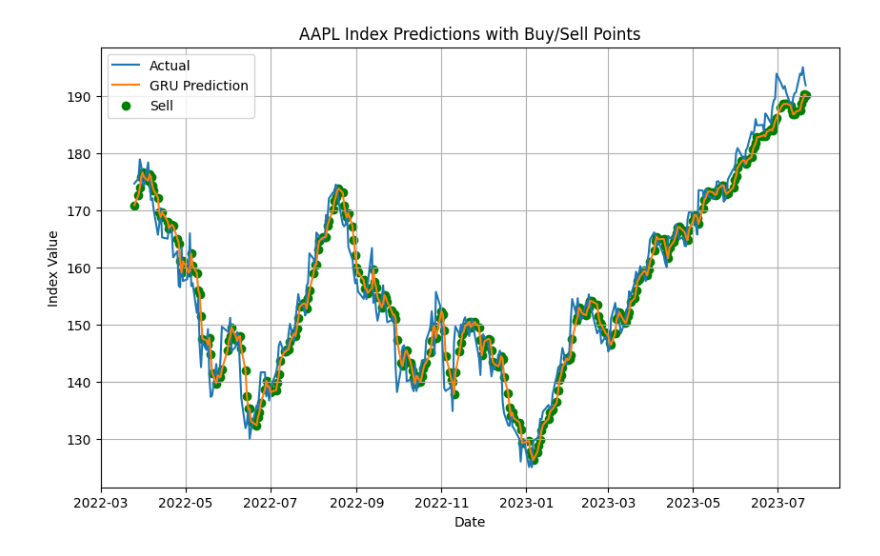
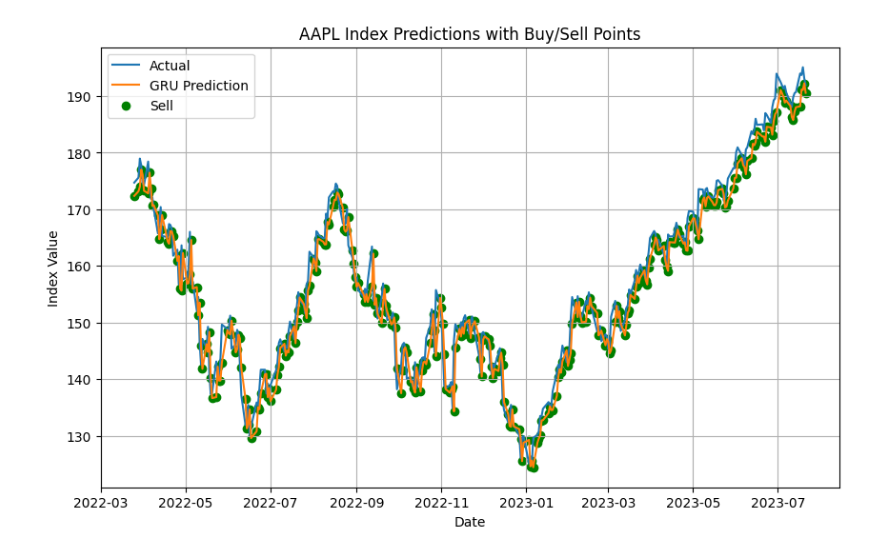
Before and after one commit to seigo07/RNN_Stock_Price_Prediction, a Jupyter notebook: src/gru.ipynb, the cells around one changed output. Drawn from its saved outputs; the diff is of its cells as text; code cells hidden in the pictures.

```diff
--- a/src/gru.ipynb
+++ b/src/gru.ipynb
@@ -9,6 +9,7 @@ import yfinance as yf
 from keras.layers import GRU, Dense
 from keras.models import Sequential
 from sklearn.metrics import mean_squared_error, mean_absolute_error, r2_score, mean_absolute_percentage_error
+from sklearn.model_selection import ParameterGrid
 from sklearn.preprocessing import MinMaxScaler
 
 warnings.simplefilter("ignore")
@@ -20,7 +21,6 @@ ticker = "AAPL"
 end = datetime.now()
 start = datetime(2016, end.month, end.day)
 dataset = yf.download(ticker, start, end)
-dataset
 
 # Preprocess the data
 data = dataset['Close'].values.reshape(-1, 1)
@@ -50,14 +50,45 @@ sequence_length = 20
 X_train, y_train = create_dataset(train_data, sequence_length)
 X_test, y_test = create_dataset(test_data, sequence_length)
 
+
 # Build the GRU model
-gru_model = Sequential()
-gru_model.add(GRU(50, activation='relu', input_shape=(sequence_length, 1)))
-gru_model.add(Dense(1))
-gru_model.compile(optimizer='adam', loss='mean_squared_error')
+def build_gru_model(lr):
+    gru_model = Sequential()
+    gru_model.add(GRU(50, activation='relu', input_shape=(sequence_length, 1)))
+    gru_model.add(Dense(1))
+    optimizer = tf.keras.optimizers.Adam(learning_rate=lr)
+    gru_model.compile(optimizer=optimizer, loss='mean_squared_error')
+    return gru_model
 
-# Train the GRU model
-gru_model.fit(X_train, y_train, epochs=10, batch_size=16, verbose=0)
+
+# Define hyperparameter grid for grid search
+param_grid = {
+    'learning_rate': [0.001, 0.01, 0.1],
+    'epochs': [10, 20, 30],
+    'batch_size': [16, 32, 64]
+}
+
+best_params = None
+best_rmse = float('inf')
+
+# Grid search for best hyperparameters
+for params in ParameterGrid(param_grid):
+    gru_model = build_gru_model(lr=params['learning_rate'])
+    gru_model.fit(X_train, y_train, epochs=params['epochs'], batch_size=params['batch_size'], verbose=0)
+    gru_predictions = gru_model.predict(X_test)
+    gru_predictions = scaler.inverse_transform(gru_predictions)
+    gru_rmse = np.sqrt(mean_squared_error(data[train_size + sequence_length:], gru_predictions))
+
+    if gru_rmse < best_rmse:
+        best_rmse = gru_rmse
+        best_params = params
+
+print("Best hyperparameters:")
+print(best_params)
+
+# Build and train the GRU model with best hyperparameters
+gru_model = build_gru_model(lr=best_params['learning_rate'])
+gru_model.fit(X_train, y_train, epochs=best_params['epochs'], batch_size=best_params['batch_size'], verbose=1)
 
 # Generate predictions for the GRU model
 gru_predictions = gru_model.predict(X_test)
@@ -130,7 +161,7 @@ plt.figure(figsize=(10, 6))
 plt.plot(dataset.index[train_size + sequence_length:], data[train_size + sequence_length:], label='Actual')
 plt.plot(dataset.index[train_size + sequence_length:], gru_predictions_list, label='GRU Prediction')
 plt.scatter(dataset.index[train_size + sequence_length:], gru_predictions_list, marker='o', color='g',
-            label='Buy' if gru_predictions_list[-1] == 1 else 'Sell')
+            label='Buy' if gru_price_direction[-1] == 1 else 'Sell')
 plt.xlabel('Date')
 plt.ylabel('Index Value')
 plt.title(f'{ticker} Index Predictions with Buy/Sell Points')
@@ -151 +189 @@ Profit or Loss: $137.94
-[figure, old version]
+[figure, new version]
```
Also changed, not shown: parts of 1 cell of this notebook, 1 other file.
